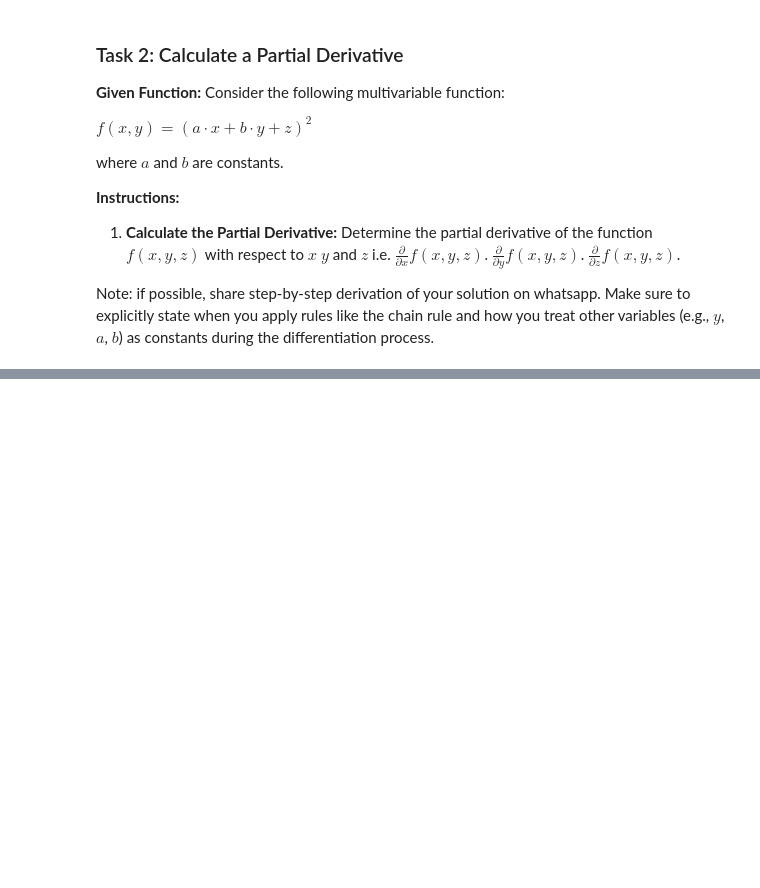
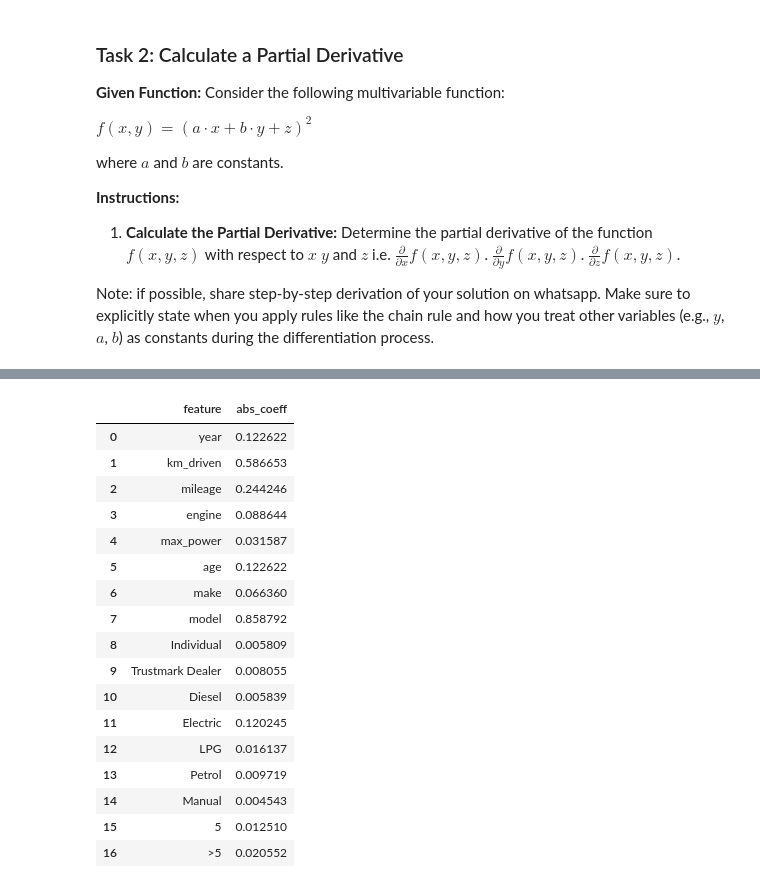
Before and after one commit to SachinScaler/May25_Intro_to_ML_NN, a Jupyter notebook: ML_Linear_Regression_2.ipynb, the cells around one changed output, grey strips where cells are left out. Cells and saved outputs as stored; diff of their text form; code cells hidden in the pictures; blank space fills up the shorter version.

```diff
--- a/ML_Linear_Regression_2.ipynb
+++ b/ML_Linear_Regression_2.ipynb
@@ -44,0 +145,24 @@ Note: if possible, share step-by-step derivation of your solution on whatsapp. M
+# %%
+imp = pd.DataFrame(list(zip(X_test.columns, np.abs(model.coef_))),
+                   columns=['feature', 'abs_coeff'])
+
+imp
+# %% [output]
+|  | feature | abs_coeff |
+| 0 | year | 0.122622 |
+| 1 | km_driven | 0.586653 |
+| 2 | mileage | 0.244246 |
+| 3 | engine | 0.088644 |
+| 4 | max_power | 0.031587 |
+| 5 | age | 0.122622 |
+| 6 | make | 0.066360 |
+| 7 | model | 0.858792 |
+| 8 | Individual | 0.005809 |
+| 9 | Trustmark Dealer | 0.008055 |
+| 10 | Diesel | 0.005839 |
+| 11 | Electric | 0.120245 |
+| 12 | LPG | 0.016137 |
+| 13 | Petrol | 0.009719 |
+| 14 | Manual | 0.004543 |
+| 15 | 5 | 0.012510 |
+| 16 | >5 | 0.020552 |
```
Also changed, not shown: parts of 21 cells of this notebook.
